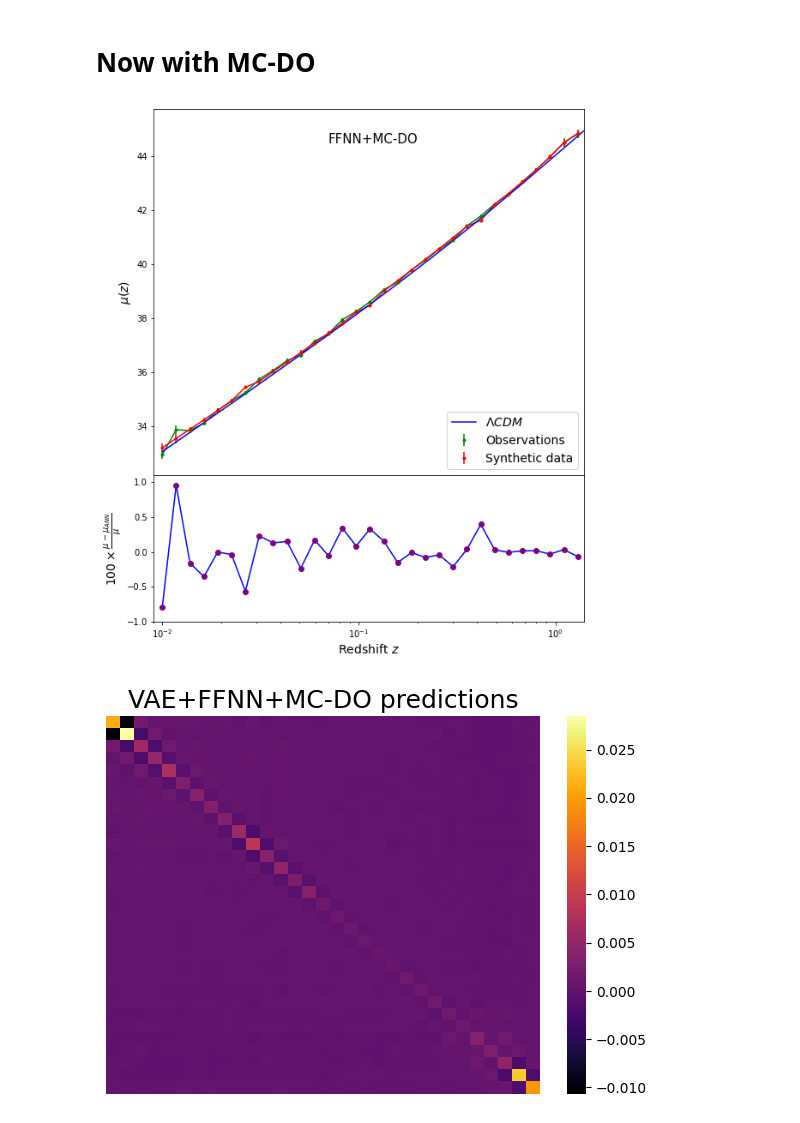
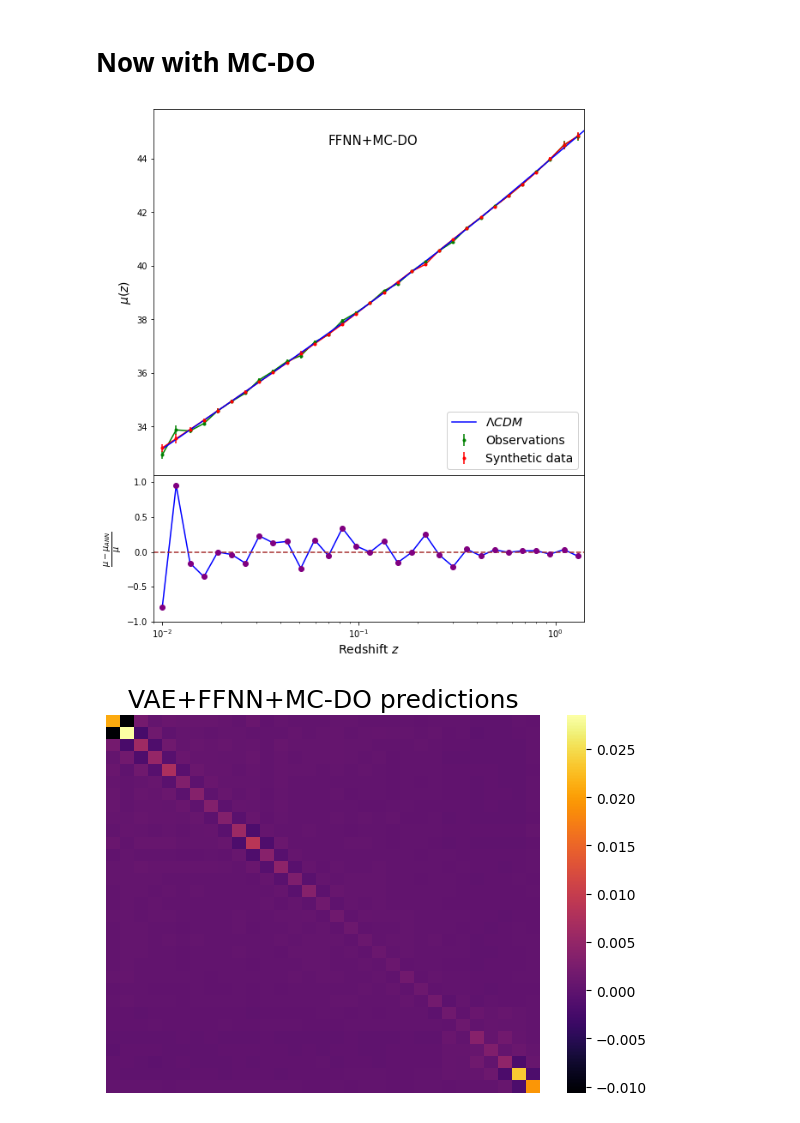
Before and after one commit to igomezv/neuralCosmoReconstruction, a Jupyter notebook: notebooks/loadVAE.ipynb, the cells around one changed output. Drawn from its saved outputs; the diff is of its cells as text; code cells hidden in the pictures.

```diff
--- a/notebooks/loadVAE.ipynb
+++ b/notebooks/loadVAE.ipynb
@@ -257,7 +257,7 @@ def Da_z(z, w0, wa, Om):
         return r
 
 def distance_modulus(z, w0=-1, wa=0.0, Om=0.23):
-    return 5*np.log10(Da_z(z, w0, wa, Om)*(1+z))+43.05
+    return 5*np.log10(Da_z(z, w0, wa, Om)*(1+z))+43.15
 
 zmodel = np.linspace(0.01, 1.5, 100)
 flcdm = []
@@ -304,8 +324,9 @@ axs[1].plot(z_redshift, 100*(mudiff/dist), c='b')
 axs[1].set_xlim(0.009, 1.4)
 axs[1].set_ylim(-1, 1.1)
 # axs[1].set_ylabel(r"$ \frac{\mu - \mu_{ANN}}{\mu}$", fontsize=14)
-axs[1].set_ylabel(r"$100\times\frac{\mu - \mu_{ANN}}{\mu}$", fontsize=14)
+axs[1].set_ylabel(r"$\frac{\mu - \mu_{ANN}}{\mu}$", fontsize=14)
 axs[1].set_xscale('log')
+axs[1].axhline(0, c='brown', linestyle='dashed')
 
 
 
@@ -390,38 +411,39 @@ axs[1].errorbar(z_redshift, 100*(mudiff_do/dist), yerr=errdiff_do, c='purple',
 axs[1].plot(z_redshift, 100*(mudiff_do/dist), c='b')
 axs[1].set_xlim(0.009, 1.4)
 axs[1].set_ylim(-1, 1.1)
-axs[1].set_ylabel(r"$100\times\frac{\mu - \mu_{ANN}}{\mu}$", fontsize=14)
+axs[1].set_ylabel(r"$\frac{\mu - \mu_{ANN}}{\mu}$", fontsize=14)
 axs[1].set_xscale('log')
+axs[1].axhline(0, c='brown', linestyle='dashed')
 
 
 
 # axs[2].scatter(z_redshift, np.sqrt(errors), c='g', marker='o', label='Original errors')
 # axs[2].scatter(zpoints, np.sqrt(np.diag(newmatrixr_do)), c='r', marker='.', label='ANN errors')
 # axs[2].scatter(z_redshift, errdiff_do, c='b', \
 #                 marker='^', label="Difference between original and ANN errors" )
 
 # axs[2].set_xlim(0.009, 1.4)
 # axs[2].set_xscale('log')
 # axs[2].set_yscale('log')
 # axs[2].set_ylim(1e-5, 1)
 # axs[2].set_ylabel("error", fontsize=14)
 # axs[2].legend(fontsize=10, loc='center', framealpha=1, ncol=3)
 
 plt.subplots_adjust(wspace=0, hspace=0)
 
 plt.xlabel('Redshift $z$', fontsize=14)
 
 # Hide x labels and tick labels for top plots and y ticks for right plots.
 for ax in axs.flat:
     ax.label_outer()
 
 # for a in axs:
 #     a.set_xticklabels([])
 #     a.set_yticklabels([])
 
 plt.savefig('ffnn_jla_do.png')
 # %% [output]
-[figure, old version]
+[figure, new version]
 # %%
 plt.figure(figsize=(7, 5), dpi=100)
 plt.title('VAE+FFNN+MC-DO predictions', fontsize=18)
```
Also changed, not shown: parts of 14 cells of this notebook.
